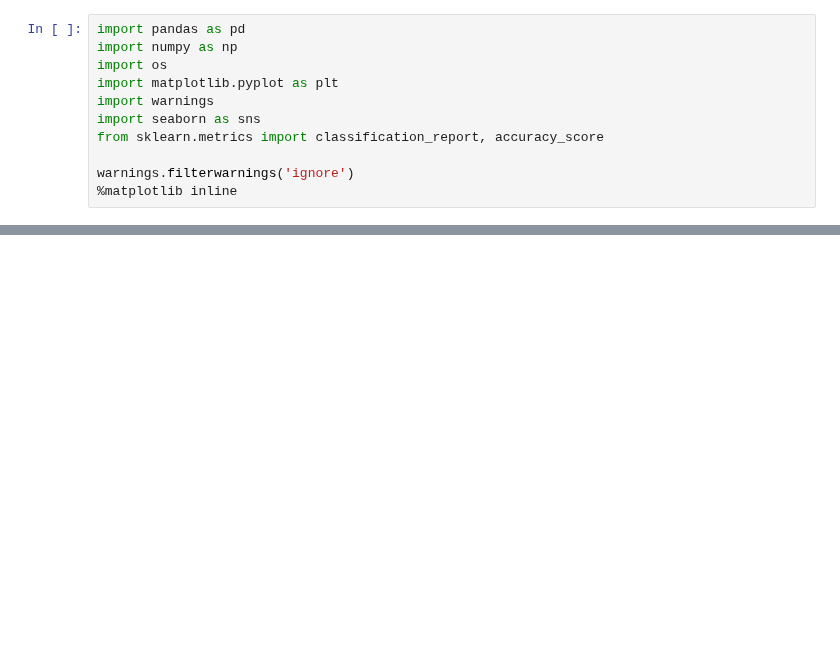
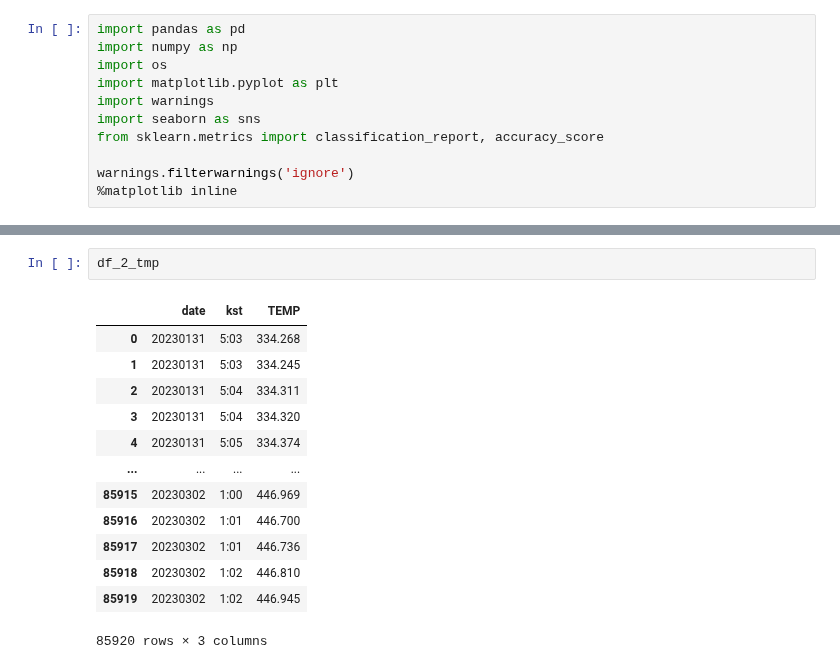
Before and after one commit to ksh914/hanhwa, a Jupyter notebook: 10_16.ipynb, the cells around one changed output, grey strips where cells are left out. Cells and saved outputs as stored; diff of their text form; blank space fills up the shorter version.

```diff
--- a/10_16.ipynb
+++ b/10_16.ipynb
@@ -126,0 +154,16 @@ df = tmp
+# %%
+df_2_tmp
+# %% [output]
+|  | date | kst | TEMP |
+| 0 | 20230131 | 5:03 | 334.268 |
+| 1 | 20230131 | 5:03 | 334.245 |
+| 2 | 20230131 | 5:04 | 334.311 |
+| 3 | 20230131 | 5:04 | 334.320 |
+| 4 | 20230131 | 5:05 | 334.374 |
+| ... | ... | ... | ... |
+| 85915 | 20230302 | 1:00 | 446.969 |
+| 85916 | 20230302 | 1:01 | 446.700 |
+| 85917 | 20230302 | 1:01 | 446.736 |
+| 85918 | 20230302 | 1:02 | 446.810 |
+| 85919 | 20230302 | 1:02 | 446.945 |
+85920 rows × 3 columns
```
Also changed, not shown: parts of 19 cells of this notebook.
